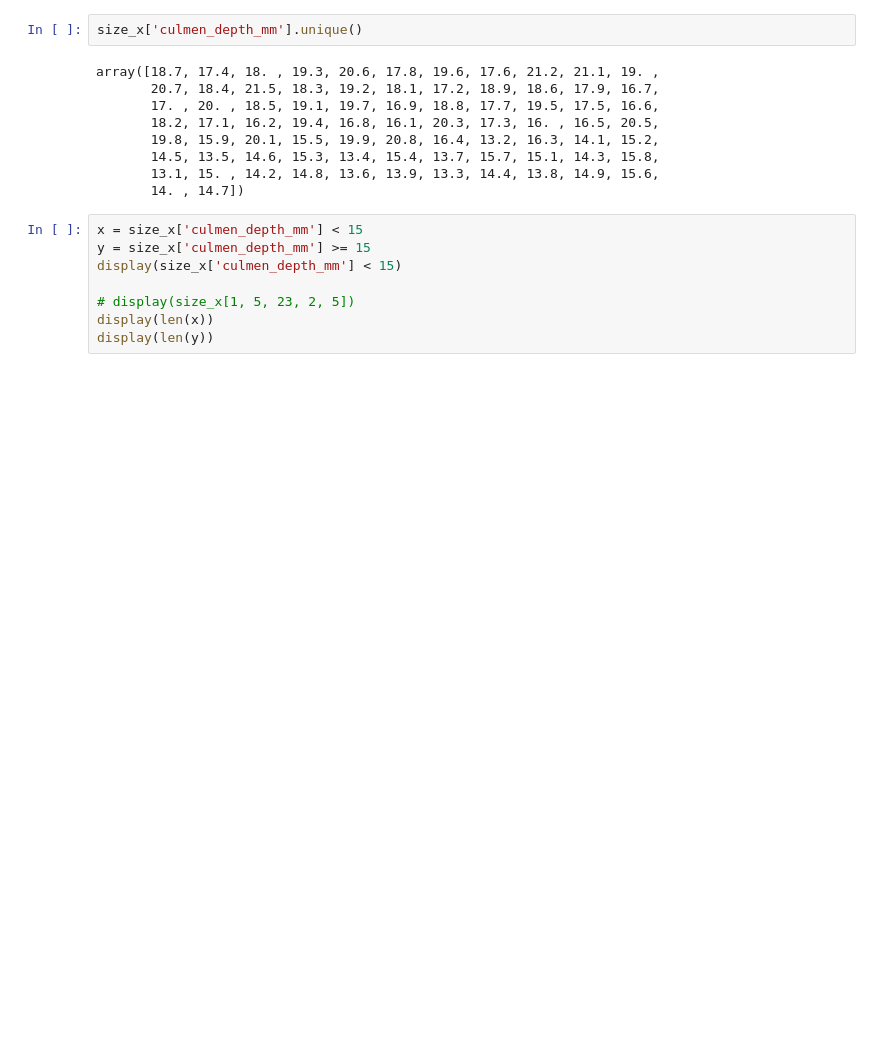
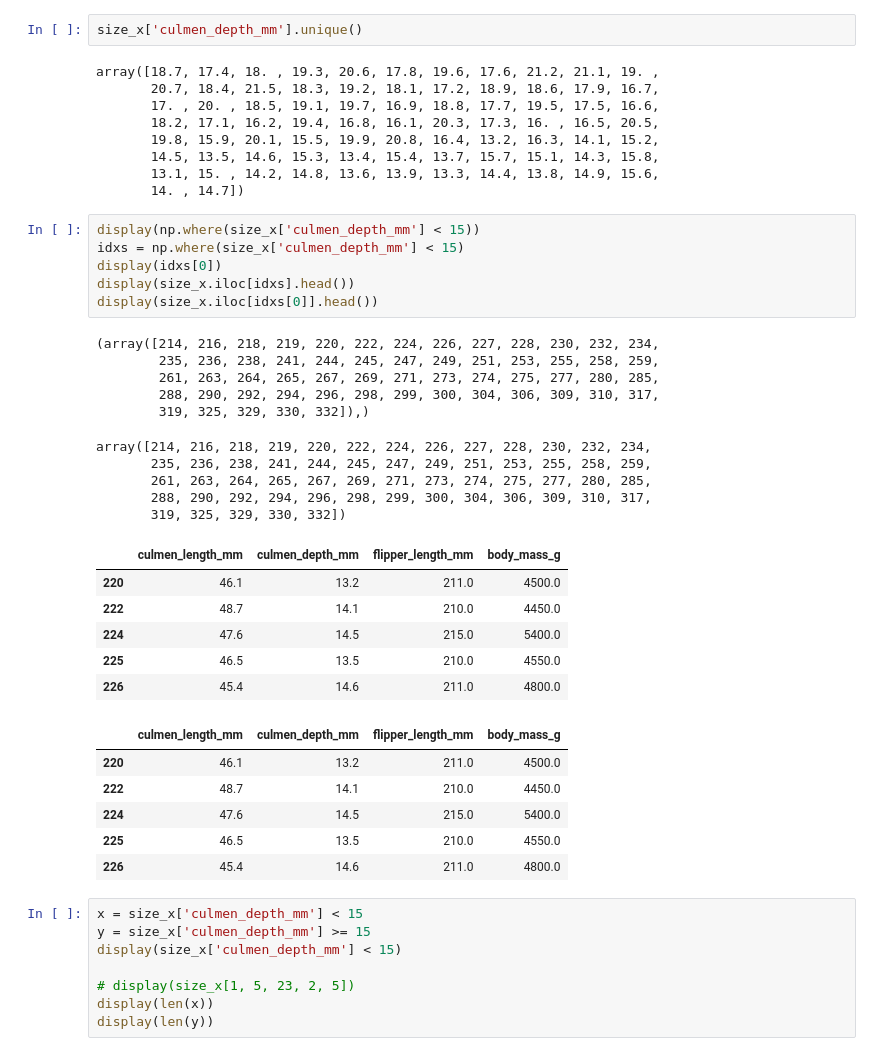
Before and after one commit to rzhen3/ML4FUN, a Jupyter notebook: palmer_archipelago/palmer_archipelago.ipynb, the cells around one changed output. Cells and saved outputs as stored; diff of their text form; blank space fills up the shorter version.

```diff
--- a/palmer_archipelago/palmer_archipelago.ipynb
+++ b/palmer_archipelago/palmer_archipelago.ipynb
@@ -183,6 +183,35 @@ array([18.7, 17.4, 18. , 19.3, 20.6, 17.8, 19.6, 17.6, 21.2, 21.1, 19. ,
        14.5, 13.5, 14.6, 15.3, 13.4, 15.4, 13.7, 15.7, 15.1, 14.3, 15.8,
        13.1, 15. , 14.2, 14.8, 13.6, 13.9, 13.3, 14.4, 13.8, 14.9, 15.6,
        14. , 14.7])
+# %%
+display(np.where(size_x['culmen_depth_mm'] < 15))
+idxs = np.where(size_x['culmen_depth_mm'] < 15)
+display(idxs[0])
+display(size_x.iloc[idxs].head())
+display(size_x.iloc[idxs[0]].head())
+# %% [output]
+(array([214, 216, 218, 219, 220, 222, 224, 226, 227, 228, 230, 232, 234,
+        235, 236, 238, 241, 244, 245, 247, 249, 251, 253, 255, 258, 259,
+        261, 263, 264, 265, 267, 269, 271, 273, 274, 275, 277, 280, 285,
+        288, 290, 292, 294, 296, 298, 299, 300, 304, 306, 309, 310, 317,
+        319, 325, 329, 330, 332]),)
+array([214, 216, 218, 219, 220, 222, 224, 226, 227, 228, 230, 232, 234,
+       235, 236, 238, 241, 244, 245, 247, 249, 251, 253, 255, 258, 259,
+       261, 263, 264, 265, 267, 269, 271, 273, 274, 275, 277, 280, 285,
+       288, 290, 292, 294, 296, 298, 299, 300, 304, 306, 309, 310, 317,
+       319, 325, 329, 330, 332])
+|  | culmen_length_mm | culmen_depth_mm | flipper_length_mm | body_mass_g |
+| 220 | 46.1 | 13.2 | 211.0 | 4500.0 |
+| 222 | 48.7 | 14.1 | 210.0 | 4450.0 |
+| 224 | 47.6 | 14.5 | 215.0 | 5400.0 |
+| 225 | 46.5 | 13.5 | 210.0 | 4550.0 |
+| 226 | 45.4 | 14.6 | 211.0 | 4800.0 |
+|  | culmen_length_mm | culmen_depth_mm | flipper_length_mm | body_mass_g |
+| 220 | 46.1 | 13.2 | 211.0 | 4500.0 |
+| 222 | 48.7 | 14.1 | 210.0 | 4450.0 |
+| 224 | 47.6 | 14.5 | 215.0 | 5400.0 |
+| 225 | 46.5 | 13.5 | 210.0 | 4550.0 |
+| 226 | 45.4 | 14.6 | 211.0 | 4800.0 |
 # %%
 x = size_x['culmen_depth_mm'] < 15
 y = size_x['culmen_depth_mm'] >= 15
```
Also changed, not shown: parts of 2 cells of this notebook.
